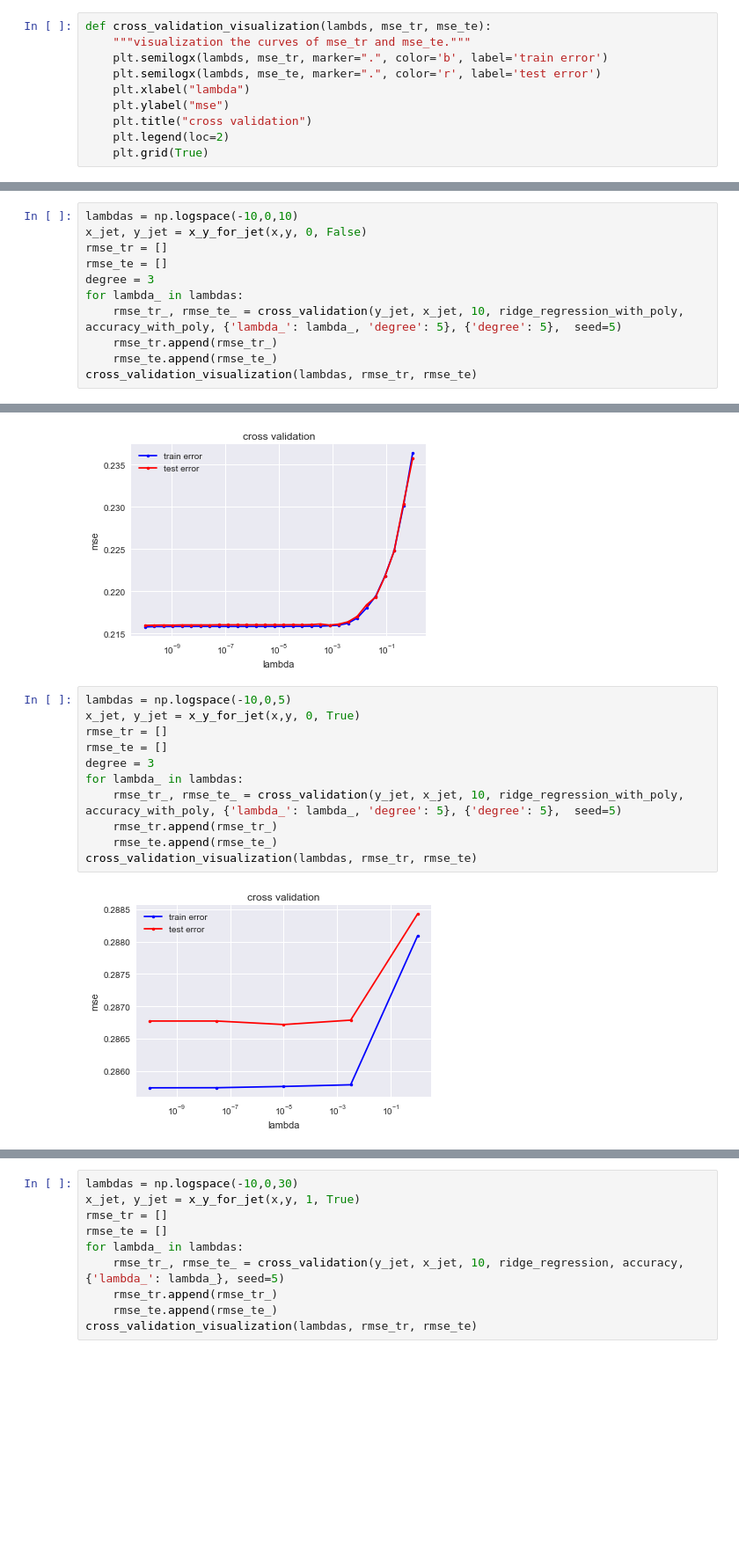
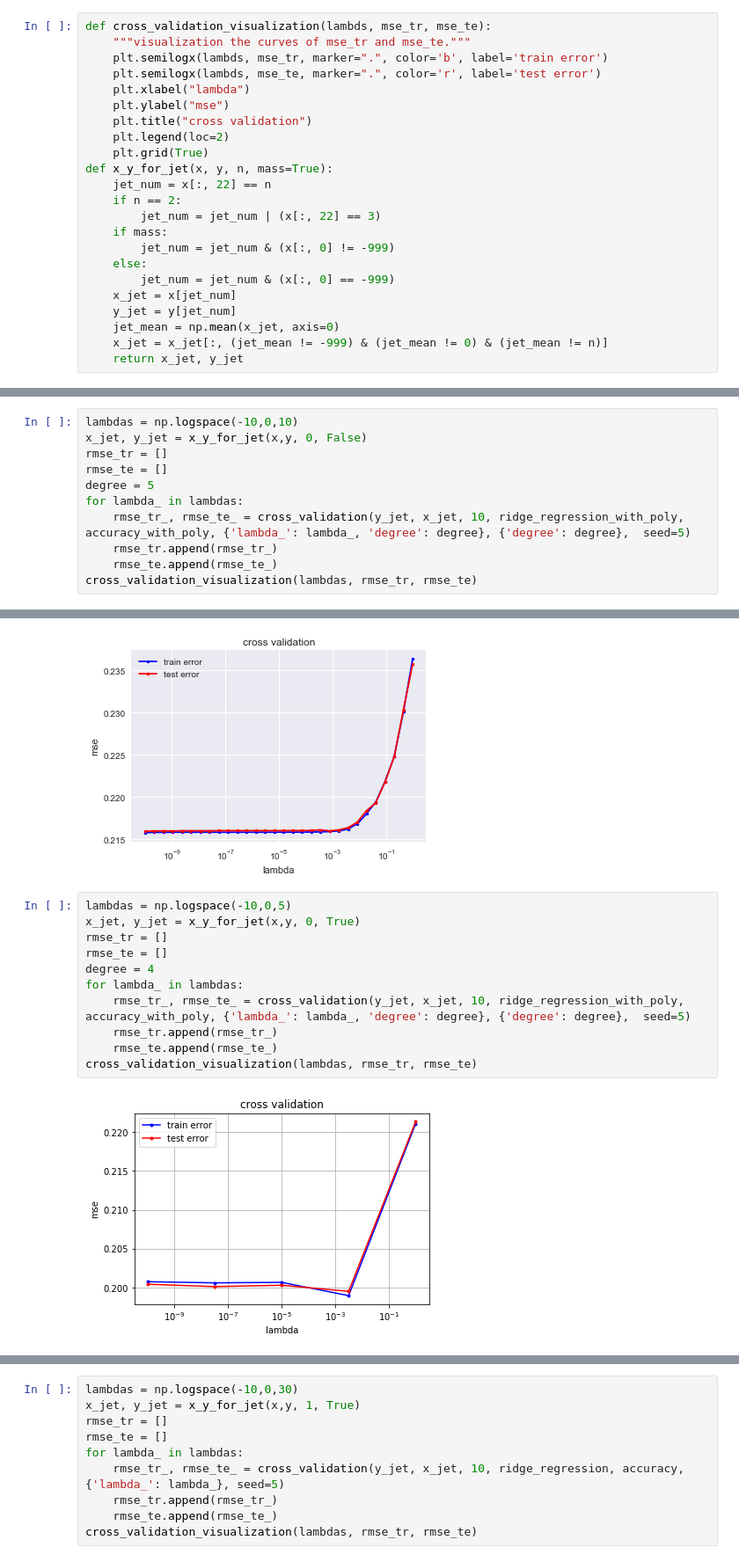
Before and after one commit to inverniz/ML_project, a Jupyter notebook: scripts/Model_building.ipynb, the cells around one changed output, grey strips where cells are left out. Shown at 88% size. Drawn from its saved outputs; the diff is of its cells as text; blank space fills up the shorter version.

```diff
--- a/scripts/Model_building.ipynb
+++ b/scripts/Model_building.ipynb
@@ -131,6 +131,19 @@ def cross_validation_visualization(lambds, mse_tr, mse_te):
     plt.title("cross validation")
     plt.legend(loc=2)
     plt.grid(True)
+def x_y_for_jet(x, y, n, mass=True):
+    jet_num = x[:, 22] == n
+    if n == 2:
+        jet_num = jet_num | (x[:, 22] == 3)
+    if mass:
+        jet_num = jet_num & (x[:, 0] != -999)
+    else:
+        jet_num = jet_num & (x[:, 0] == -999)
+    x_jet = x[jet_num]
+    y_jet = y[jet_num]
+    jet_mean = np.mean(x_jet, axis=0)
+    x_jet = x_jet[:, (jet_mean != -999) & (jet_mean != 0) & (jet_mean != n)]
+    return x_jet, y_jet
 # %% [markdown]
 # Model building
 # %%
@@ -221,9 +234,9 @@ lambdas = np.logspace(-10,0,10)
 x_jet, y_jet = x_y_for_jet(x,y, 0, False)
 rmse_tr = []
 rmse_te = []
-degree = 3
+degree = 5
 for lambda_ in lambdas:
-    rmse_tr_, rmse_te_ = cross_validation(y_jet, x_jet, 10, ridge_regression_with_poly, accuracy_with_poly, {'lambda_': lambda_, 'degree': 5}, {'degree': 5},  seed=5)
+    rmse_tr_, rmse_te_ = cross_validation(y_jet, x_jet, 10, ridge_regression_with_poly, accuracy_with_poly, {'lambda_': lambda_, 'degree': degree}, {'degree': degree},  seed=5)
     rmse_tr.append(rmse_tr_)
     rmse_te.append(rmse_te_)
 cross_validation_visualization(lambdas, rmse_tr, rmse_te)
@@ -250,13 +263,13 @@ cross_validation_visualization(lambdas, rmse_tr, rmse_te)
 # %%
 lambdas = np.logspace(-10,0,5)
 x_jet, y_jet = x_y_for_jet(x,y, 0, True)
 rmse_tr = []
 rmse_te = []
-degree = 3
+degree = 4
 for lambda_ in lambdas:
-    rmse_tr_, rmse_te_ = cross_validation(y_jet, x_jet, 10, ridge_regression_with_poly, accuracy_with_poly, {'lambda_': lambda_, 'degree': 5}, {'degree': 5},  seed=5)
+    rmse_tr_, rmse_te_ = cross_validation(y_jet, x_jet, 10, ridge_regression_with_poly, accuracy_with_poly, {'lambda_': lambda_, 'degree': degree}, {'degree': degree},  seed=5)
     rmse_tr.append(rmse_tr_)
     rmse_te.append(rmse_te_)
 cross_validation_visualization(lambdas, rmse_tr, rmse_te)
 # %% [output]
-[figure, old version]
+[figure, new version]
```
Also changed, not shown: parts of 19 cells of this notebook, 4 other files.
